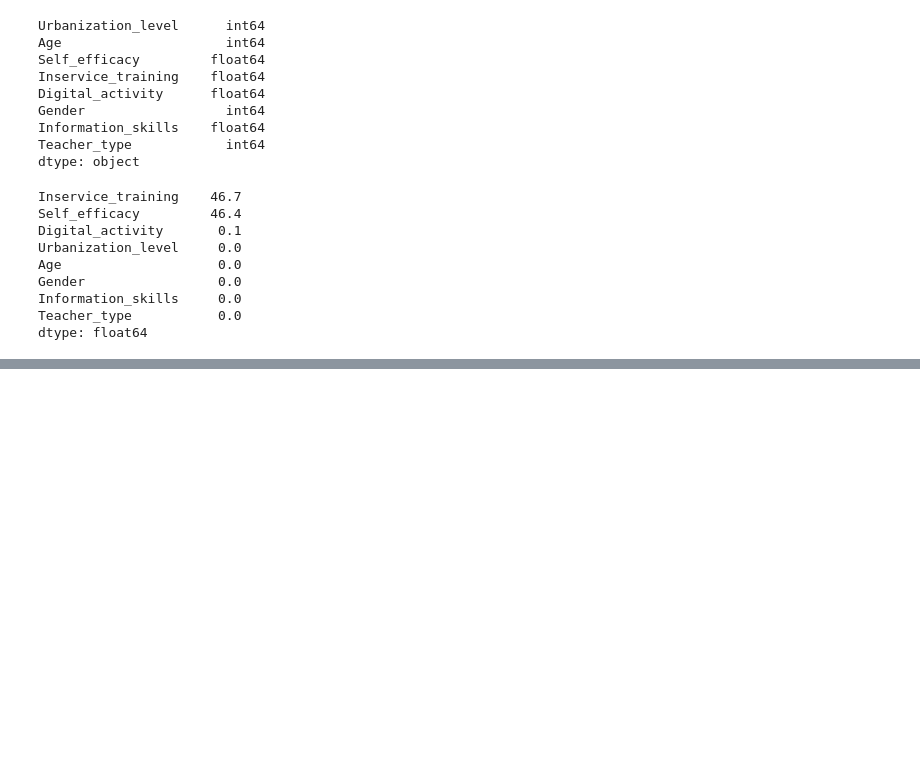
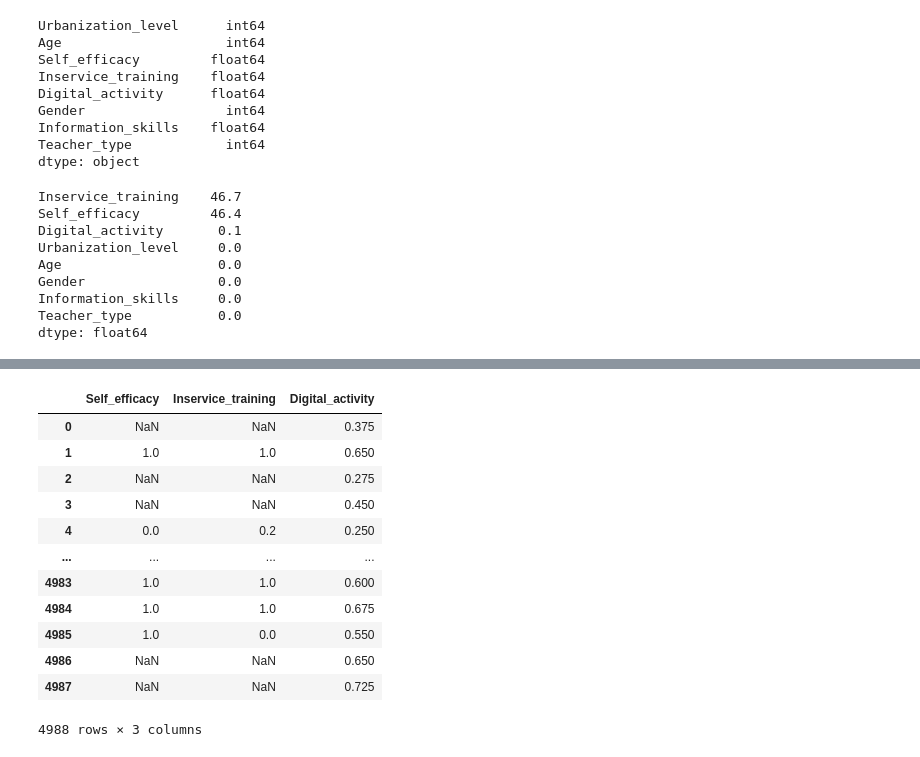
Before and after one commit to Kenchan-paradise/messy-data-eda, a Jupyter notebook: notebook.ipynb, the cells around one changed output, grey strips where cells are left out. Drawn from its saved outputs; the diff is of its cells as text; code cells hidden in the pictures; blank space fills up the shorter version.

```diff
--- a/notebook.ipynb
+++ b/notebook.ipynb
@@ -108,0 +122,17 @@ dtype: float64
+# %%
+# c. Quantify the overlap
+df[['Self_efficacy', 'Inservice_training', 'Digital_activity']]
+# %% [output]
+|  | Self_efficacy | Inservice_training | Digital_activity |
+| 0 | NaN | NaN | 0.375 |
+| 1 | 1.0 | 1.0 | 0.650 |
+| 2 | NaN | NaN | 0.275 |
+| 3 | NaN | NaN | 0.450 |
+| 4 | 0.0 | 0.2 | 0.250 |
+| ... | ... | ... | ... |
+| 4983 | 1.0 | 1.0 | 0.600 |
+| 4984 | 1.0 | 1.0 | 0.675 |
+| 4985 | 1.0 | 0.0 | 0.550 |
+| 4986 | NaN | NaN | 0.650 |
+| 4987 | NaN | NaN | 0.725 |
+4988 rows × 3 columns
```
Also changed, not shown: parts of 8 cells of this notebook, 1 other file.
